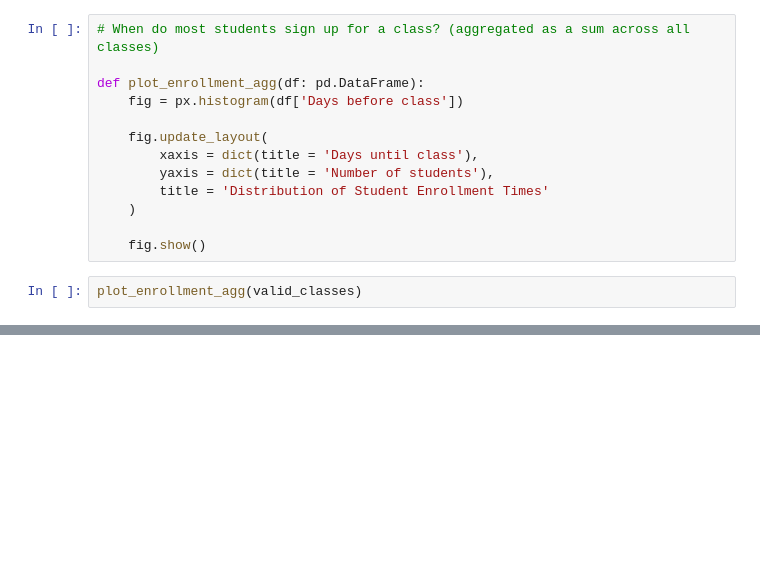
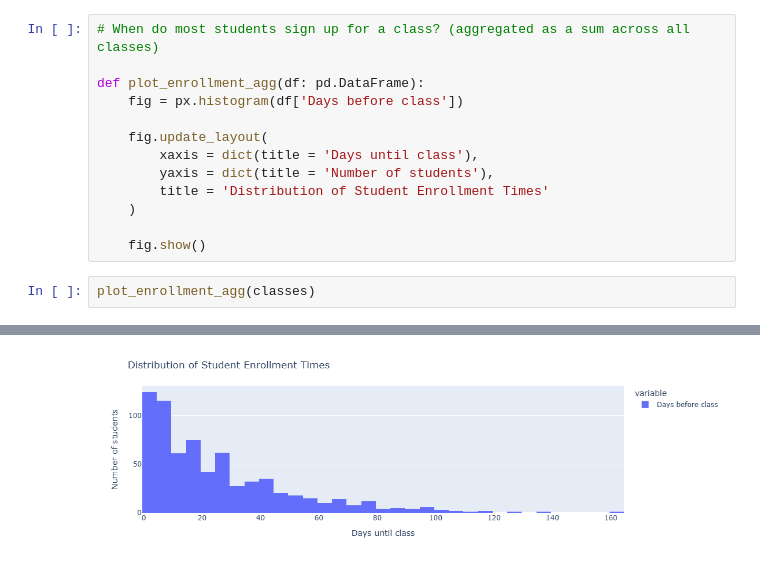
Before and after one commit to sgardiner2003/Predicting-Enrollment, a Jupyter notebook: enrollment.ipynb, the cells around one changed output, grey strips where cells are left out. Saved outputs shown, nothing was run; the diff lists cells and outputs as text; blank space fills up the shorter version.

```diff
--- a/enrollment.ipynb
+++ b/enrollment.ipynb
@@ -716,5 +770,5 @@ def plot_enrollment_agg(df: pd.DataFrame):
 
     fig.show()
 # %%
-plot_enrollment_agg(valid_classes)
+plot_enrollment_agg(classes)
 # %% [output]
@@ -721,0 +775 @@ plot_enrollment_agg(valid_classes)
+[figure, added]
```
Also changed, not shown: parts of 33 cells of this notebook.
